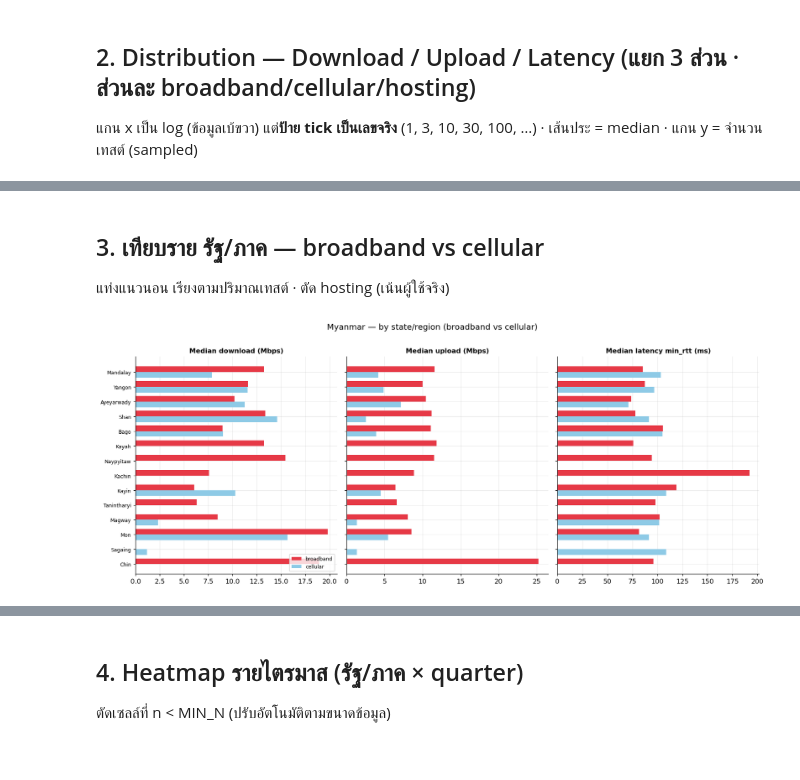
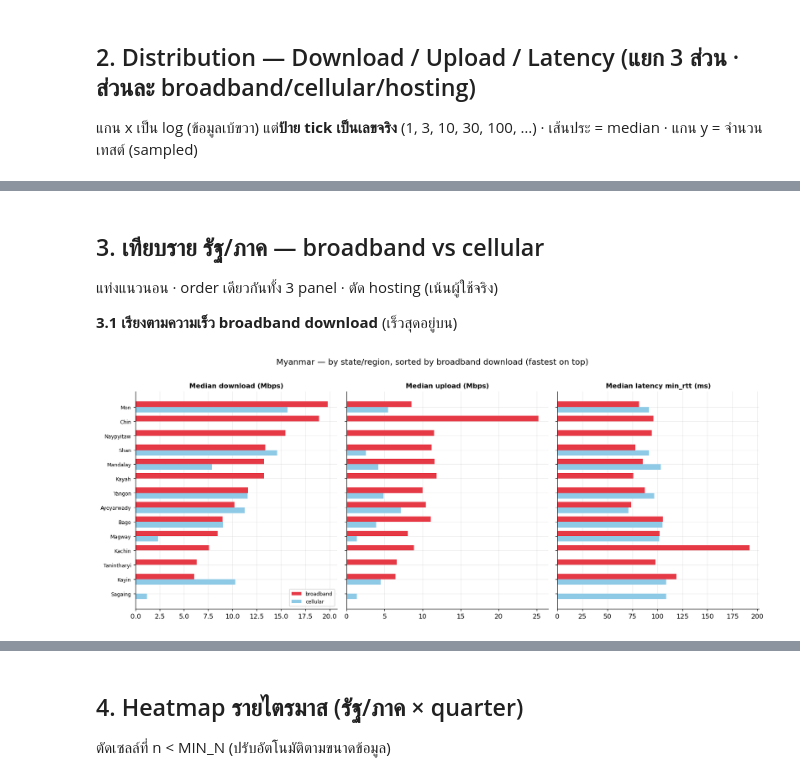
Before and after one commit to chissanupun/thailand-broadband-analysis, a Jupyter notebook: notebooks/ndt7/mm/mm_clean/ndt7_Myanmar_eda.ipynb, the cells around one changed output, grey strips where cells are left out. Saved outputs shown, nothing was run; the diff lists cells and outputs as text; code cells hidden in the pictures.

```diff
--- a/notebooks/ndt7/mm/mm_clean/ndt7_Myanmar_eda.ipynb
+++ b/notebooks/ndt7/mm/mm_clean/ndt7_Myanmar_eda.ipynb
@@ -49,9 +49,9 @@ NT_COLOR = {"broadband": "#e63946", "cellular": "#8ecae6", "hosting": "#8E7DBE"}
 NAVY = "#0B1F3A"
 
 METRICS = [
-    dict(key="dl",  label="Median download (Mbps)",        cmap="RdYlGn",   hcmap="YlOrRd"),
-    dict(key="ul",  label="Median upload (Mbps)",          cmap="RdYlGn",   hcmap="YlOrRd"),
-    dict(key="rtt", label="Median latency min_rtt (ms)",   cmap="RdYlGn_r", hcmap="YlGnBu"),
+    dict(key="dl",  label="Median download (Mbps)",        cmap="YlGn",   hcmap="YlOrRd"),
+    dict(key="ul",  label="Median upload (Mbps)",          cmap="YlGn",   hcmap="YlOrRd"),
+    dict(key="rtt", label="Median latency min_rtt (ms)",   cmap="YlGn_r", hcmap="YlGnBu"),
 ]
 NETS      = ["broadband", "cellular", "hosting"]
 USER_NETS = ["broadband", "cellular"]
@@ -182,25 +182,31 @@ dist_row("rtt", "Latency min_rtt (ms)", "Latency (RTT)", "02_dist_rtt")
 # %% [markdown]
 ## 3. เทียบราย รัฐ/ภาค — broadband vs cellular
-แท่งแนวนอน เรียงตามปริมาณเทสต์ · ตัด hosting (เน้นผู้ใช้จริง)
+แท่งแนวนอน · order เดียวกันทั้ง 3 panel · ตัด hosting (เน้นผู้ใช้จริง)
+
+**3.1 เรียงตามความเร็ว broadband download** (เร็วสุดอยู่บน)
 # %%
 rm = con.execute(f"""
     SELECT province, network_type, {AGG}, AVG(loss_rate) AS loss, COUNT(*) AS n
     FROM {P} WHERE category <> 'Hosting/Datacenter'
     GROUP BY province, network_type
 """).df()
 
-order = PROV_ORDER[::-1]
-y = np.arange(len(order)); h = 0.38
-fig, axes = plt.subplots(1, 3, figsize=(15, max(5, 0.42*len(order))), sharey=True)
-for ax, m in zip(axes, METRICS):
-    piv = rm.pivot(index="province", columns="network_type", values=m["key"]).reindex(order)
-    for i, nt in enumerate(USER_NETS):
-        vals = piv[nt] if nt in piv else pd.Series(index=order, dtype=float)
-        ax.barh(y + (0.5 - i)*h, vals, h, label=nt, color=NT_COLOR[nt])
-    ax.set_yticks(y); ax.set_yticklabels(order, fontsize=8)
-    ax.set_title(m["label"], fontsize=10.5, fontweight="bold")
-axes[0].legend(fontsize=8, loc="lower right")
-plt.suptitle(f"{COUNTRY} — by {UNIT_EN} (broadband vs cellular)", fontsize=13, y=1.01)
-plt.tight_layout(); savefig("03_provincial_bar"); plt.show()
+def plot_prov(sort_net, save):
+    order = (rm[rm.network_type == sort_net].set_index("province")["dl"]
+             .reindex(PROV_ORDER).sort_values(ascending=True, na_position="first").index.tolist())
+    y = np.arange(len(order)); h = 0.38
+    fig, axes = plt.subplots(1, 3, figsize=(15, max(5, 0.42*len(order))), sharey=True)
+    for ax, m in zip(axes, METRICS):
+        piv = rm.pivot(index="province", columns="network_type", values=m["key"]).reindex(order)
+        for i, nt in enumerate(USER_NETS):
+            vals = piv[nt] if nt in piv else pd.Series(index=order, dtype=float)
+            ax.barh(y + (0.5 - i)*h, vals, h, label=nt, color=NT_COLOR[nt])
+        ax.set_yticks(y); ax.set_yticklabels(order, fontsize=8)
+        ax.set_title(m["label"], fontsize=10.5, fontweight="bold")
+    axes[0].legend(fontsize=8, loc="lower right")
+    plt.suptitle(f"{COUNTRY} — by {UNIT_EN}, sorted by {sort_net} download (fastest on top)", fontsize=13, y=1.01)
+    plt.tight_layout(); savefig(save); plt.show()
+
+plot_prov("broadband", "03_provincial_bar")
 # %% [output]
-[figure, old version]
+[figure, new version]
```
Also changed, not shown: parts of 10 cells of this notebook, 19 other files.
